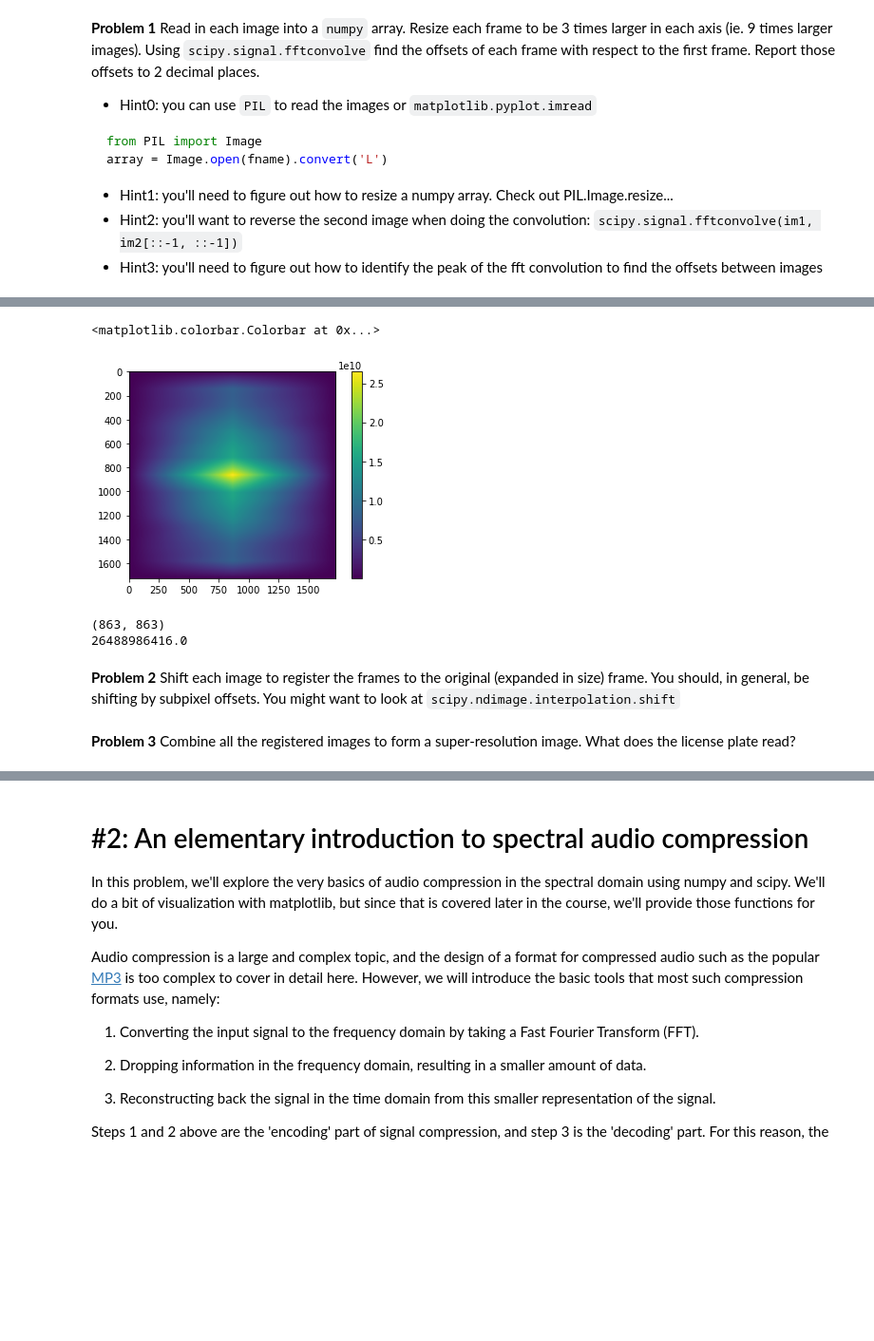
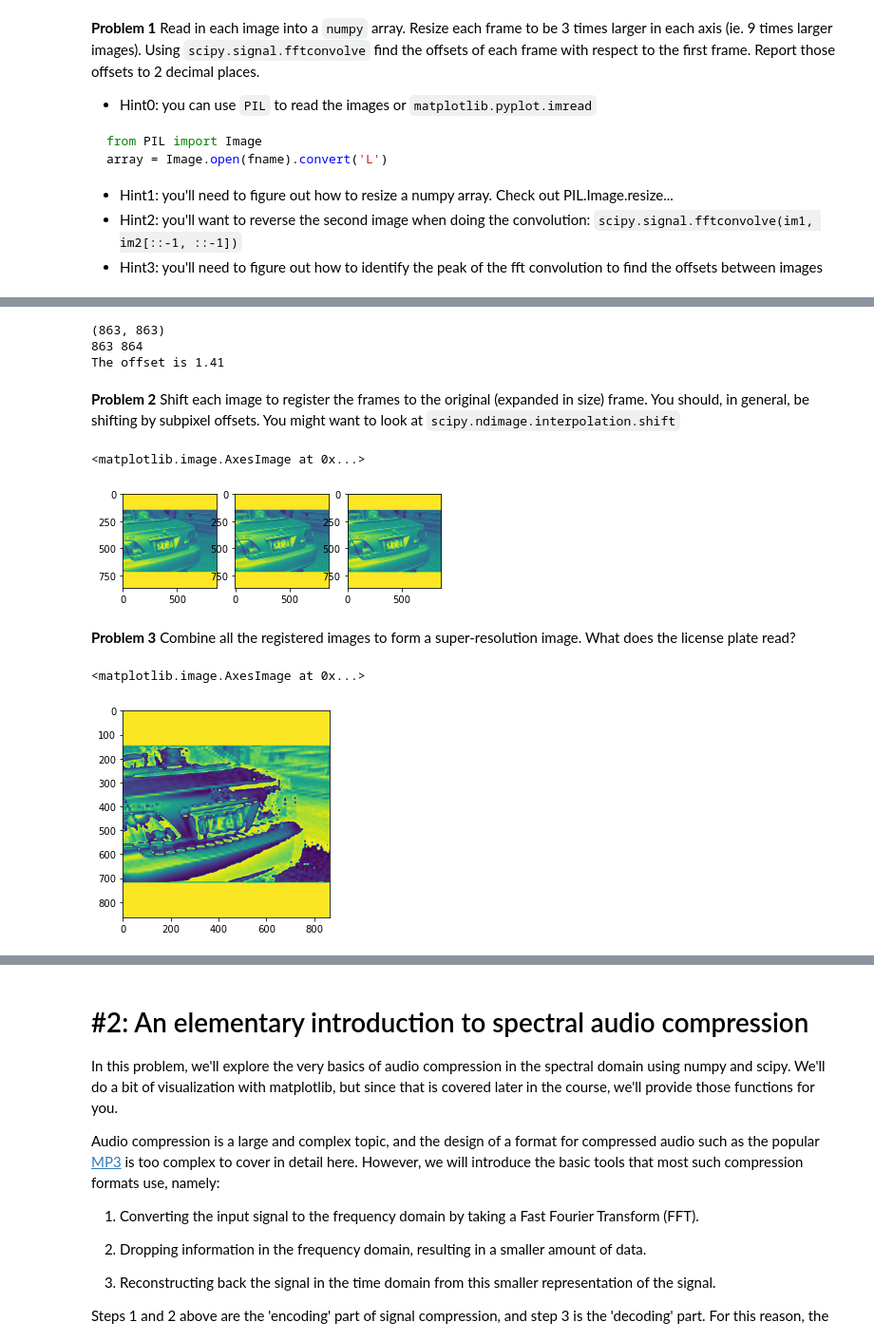
Before and after one commit to JBeechert/python-ay250-homework, a Jupyter notebook: hw_1/hw_1_assignment.ipynb, the cells around one changed output, grey strips where cells are left out. Shown at 95% size. Cells and saved outputs as stored; diff of their text form; code cells hidden in the pictures; blank space fills up the shorter version.

```diff
--- a/hw_1/hw_1_assignment.ipynb
+++ b/hw_1/hw_1_assignment.ipynb
@@ -101,0 +108,5 @@ print(im0.shape)
+# %%
+# Read and resize another image
+im1 = read_and_resize_image(data_path+'im2-1.png')
+im1 = im1/ np.mean(im1)
+print(f'Resized image dimensions are {im1.shape}')
@@ -102,9 +116,4 @@ print(im0.shape)
 # %%
 # Using scipy.signal.fftconvolve find the offsets of each frame with respect to the first frame.
 # Report those offsets to 2 decimal places
-
-# Read and resize another image
-im1 = read_and_resize_image(data_path+'im2-1.png')
-print(im1.shape)
-
-convolved_image = signal.fftconvolve(im0, im1[::-1, ::-1],mode='full')
+convolved_image = signal.fftconvolve(im0, im1[::-1, ::-1])#,mode='same') # 'same' preserves image size
@@ -120,6 +131,0 @@ convolved_image = signal.fftconvolve(im0, im1[::-1, ::-1],mode='full')
-# %%
-plt.imshow(convolved_image)
-plt.colorbar()
-# %% [output]
-<matplotlib.colorbar.Colorbar at 0x...>
-[figure, removed]
@@ -128,16 +138,38 @@ plt.colorbar()
 peak_idx = np.unravel_index(convolved_image.argmax(), convolved_image.shape)
 print(peak_idx)
 
-offset = float(f'{convolved_image[peak_idx]:.2f}')
-print(offset)
+# distance between image centers?
+print(peak_idx[0], im0.shape[0])
+offset = np.sqrt((im0.shape[0]-peak_idx[0])**2 + (im0.shape[1]-peak_idx[1])**2)
+
+#offset = float(f'{convolved_image[peak_idx]:.2f}')
+print(f'The offset is {offset:.2f}')
 
 # plt.plot(convolved_image)
 # %% [output]
 (863, 863)
-26488986416.0
+863 864
+The offset is 1.41
 # %% [markdown]
 **Problem 2** Shift each image to register the frames to the original (expanded in size) frame. You should, in general, be shifting by subpixel offsets. You might want to look at `scipy.ndimage.interpolation.shift`
 # %%
-#ndimage.interpolation.shift(im1,offset)
+shifted_im1 = ndimage.interpolation.shift(im1, offset)
+# %%
+plt.subplot(131)
+plt.imshow(im0)
+
+plt.subplot(132)
+plt.imshow(im1)
+
+plt.subplot(133)
+plt.imshow(shifted_im1)
+# %% [output]
+<matplotlib.image.AxesImage at 0x...>
+[figure, added]
 # %% [markdown]
 **Problem 3** Combine all the registered images to form a super-resolution image. What does the license plate read?
+# %%
+plt.imshow(im0 + shifted_im1)
+# %% [output]
+<matplotlib.image.AxesImage at 0x...>
+[figure, added]
```
Also changed, not shown: parts of 28 cells of this notebook.
